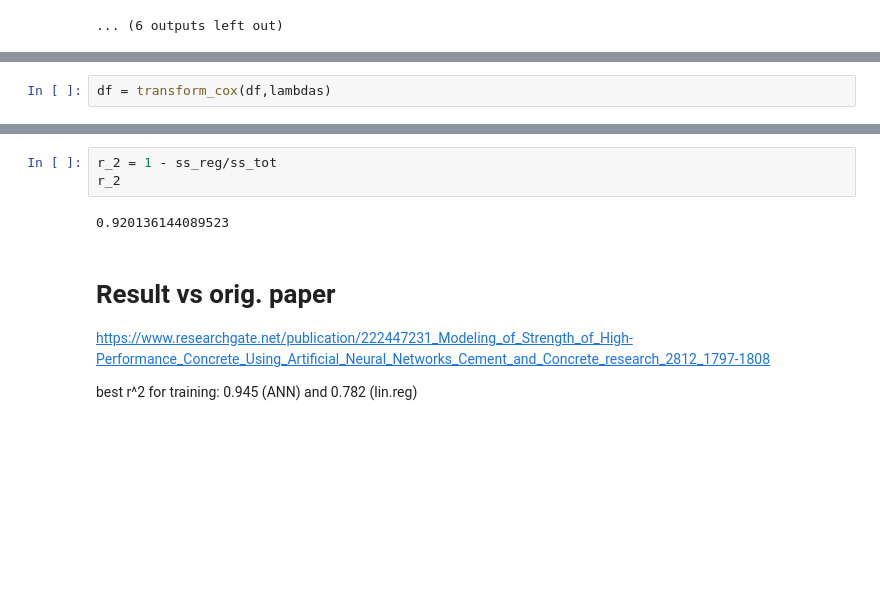
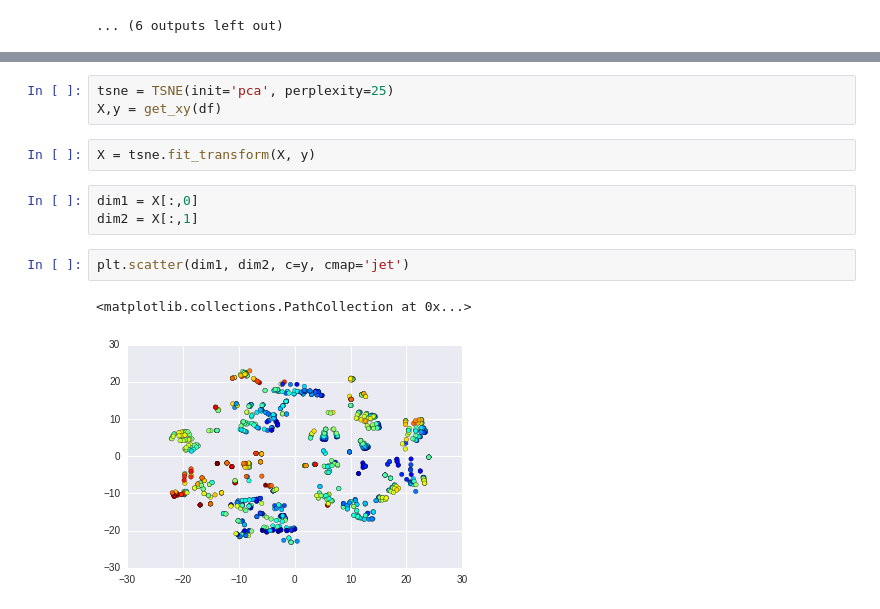
Before and after one commit to krenzland/prior-information, a Jupyter notebook: notebooks/005-Concrete.ipynb, the cells around one changed output, grey strips where cells are left out. Saved outputs shown, nothing was run; the diff lists cells and outputs as text; blank space fills up the shorter version.

```diff
--- a/notebooks/005-Concrete.ipynb
+++ b/notebooks/005-Concrete.ipynb
@@ -87,2 +80,0 @@ lambdas
-# %%
-df = transform_cox(df,lambdas)
@@ -165,10 +81,13 @@ ss_tot = var*df.shape[0]
-# %%
-r_2 = 1 - ss_reg/ss_tot
-r_2
-# %% [output]
-0.920136144089523
-# %% [markdown]
-# Result vs orig. paper
-https://www.researchgate.net/publication/222447231_Modeling_of_Strength_of_High-Performance_Concrete_Using_Artificial_Neural_Networks_Cement_and_Concrete_research_2812_1797-1808
-
-best r^2 for training: 0.945 (ANN) and 0.782 (lin.reg)
+# %%
+tsne = TSNE(init='pca', perplexity=25)
+X,y = get_xy(df)
+# %%
+X = tsne.fit_transform(X, y)
+# %%
+dim1 = X[:,0]
+dim2 = X[:,1]
+# %%
+plt.scatter(dim1, dim2, c=y, cmap='jet')
+# %% [output]
+<matplotlib.collections.PathCollection at 0x...>
+[figure, added]
```
Also changed, not shown: parts of 12 cells of this notebook, 23 other files.
